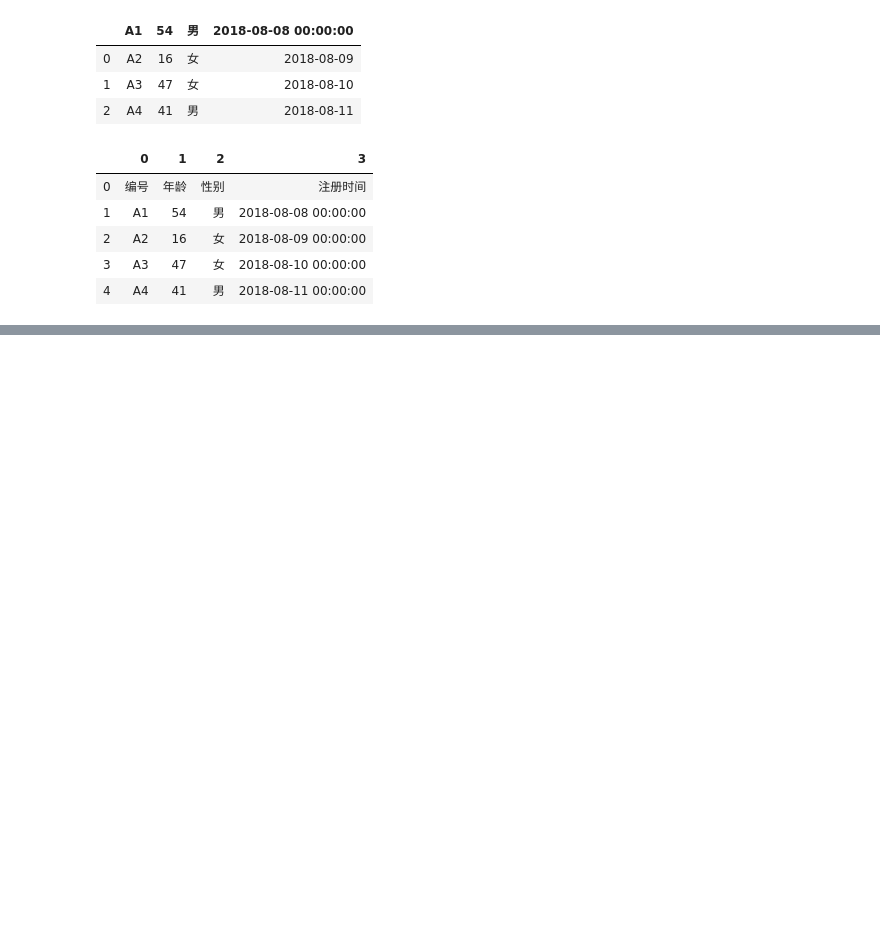
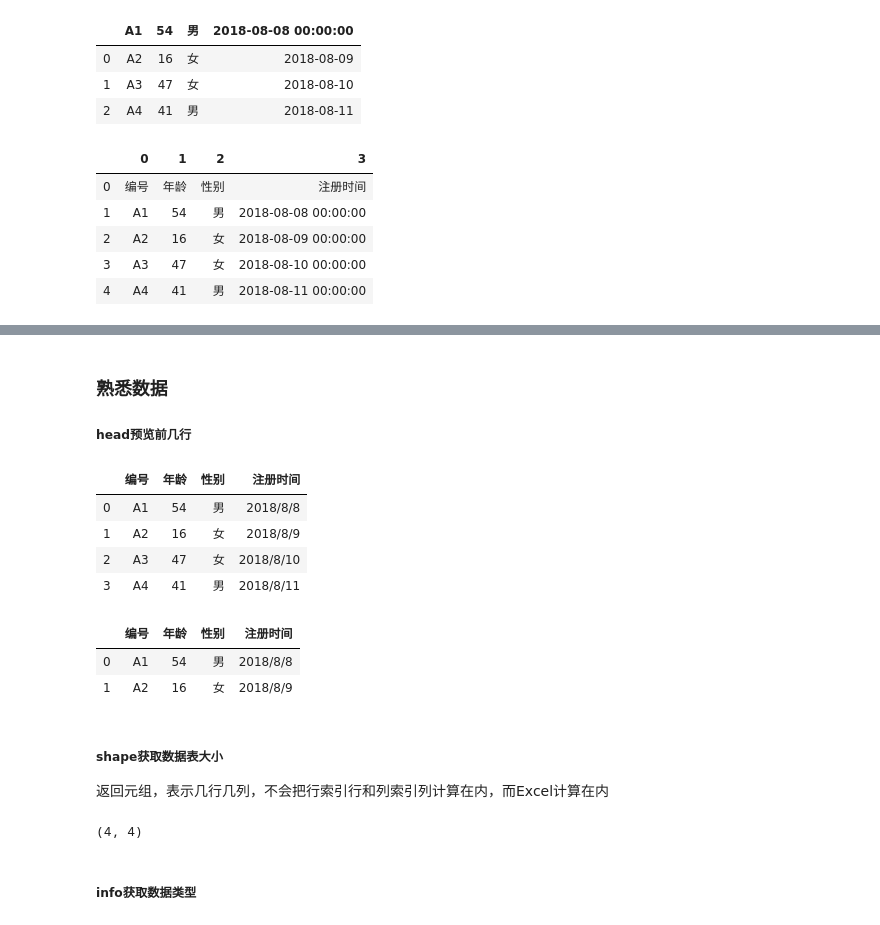
Before and after one commit to silianpan/Excel_to_Python, a Jupyter notebook: chapter01.ipynb, the cells around one changed output, grey strips where cells are left out. Saved outputs shown, nothing was run; the diff lists cells and outputs as text; code cells hidden in the pictures; blank space fills up the shorter version.

```diff
--- a/chapter01.ipynb
+++ b/chapter01.ipynb
@@ -74,0 +126,2 @@ pd.read_excel('./data/read_excel.xlsx', header=None)
+# %%
+df = pd.read_table('./data/read_txt.txt', sep=' ')
@@ -74,0 +144,29 @@ pd.read_excel('./data/read_excel.xlsx', header=None)
+# %% [markdown]
+### 熟悉数据
+##### head预览前几行
+# %%
+# 默认前5行
+df.head()
+# %% [output]
+|  | 编号 | 年龄 | 性别 | 注册时间 |
+| 0 | A1 | 54 | 男 | 2018/8/8 |
+| 1 | A2 | 16 | 女 | 2018/8/9 |
+| 2 | A3 | 47 | 女 | 2018/8/10 |
+| 3 | A4 | 41 | 男 | 2018/8/11 |
+# %%
+# 指定行数
+df.head(2)
+# %% [output]
+|  | 编号 | 年龄 | 性别 | 注册时间 |
+| 0 | A1 | 54 | 男 | 2018/8/8 |
+| 1 | A2 | 16 | 女 | 2018/8/9 |
+# %% [markdown]
+##### shape获取数据表大小
+返回元组，表示几行几列，不会把行索引行和列索引列计算在内，而Excel计算在内
+# %%
+# 返回元组，表示几行几列
+df.shape
+# %% [output]
+(4, 4)
+# %% [markdown]
+##### info获取数据类型
```
Also changed, not shown: parts of 17 cells of this notebook, 12 other files.
